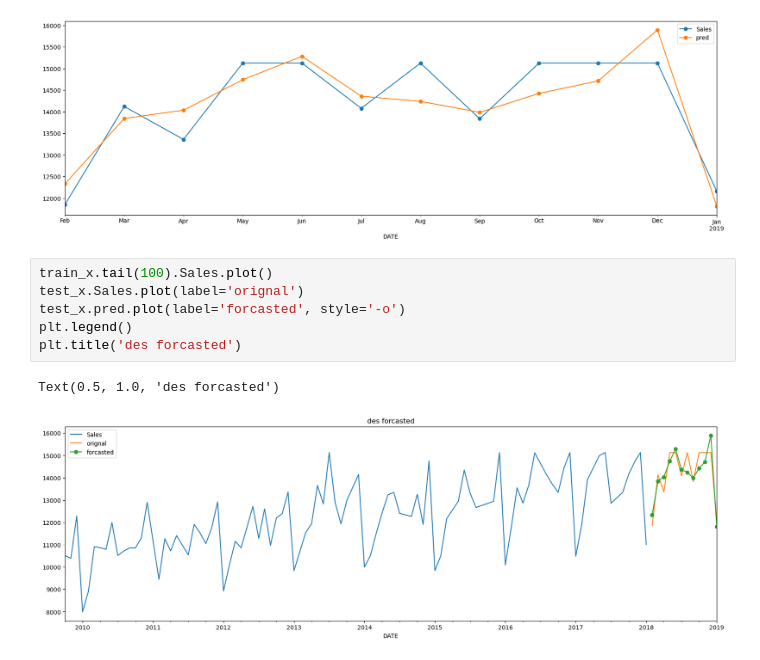
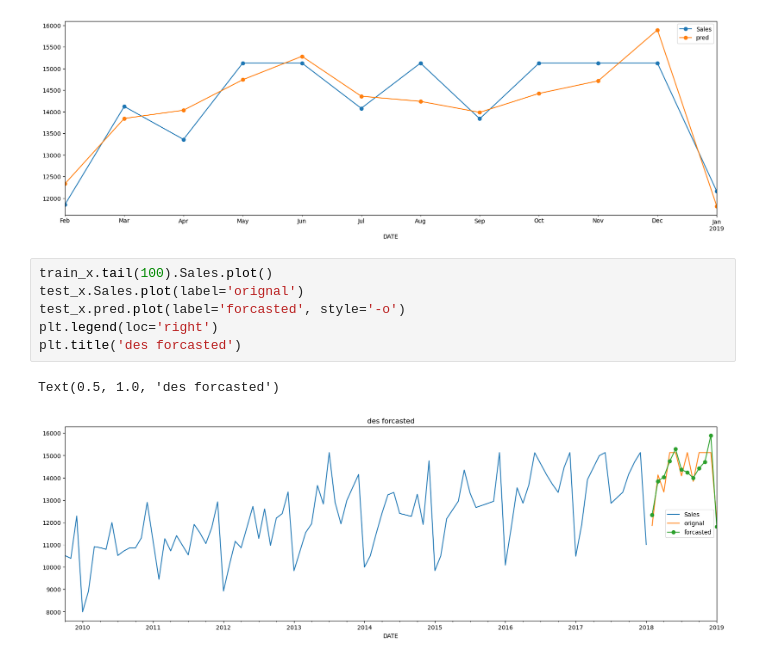
Before and after one commit to UpendraSinghRathore85/ML-Projects-Python, a Jupyter notebook: TimeSeries/02_forcasting_timeSeries.ipynb, the cells around one changed output. Saved outputs shown, nothing was run; the diff lists cells and outputs as text.

```diff
--- a/TimeSeries/02_forcasting_timeSeries.ipynb
+++ b/TimeSeries/02_forcasting_timeSeries.ipynb
@@ -309,9 +309,9 @@ MAPE: 0.032
 # %%
 train_x.tail(100).Sales.plot()
 test_x.Sales.plot(label='orignal')
 test_x.pred.plot(label='forcasted', style='-o')
-plt.legend()
+plt.legend(loc='right')
 plt.title('des forcasted')
 # %% [output]
 Text(0.5, 1.0, 'des forcasted')
-[figure, old version]
+[figure, new version]
```
